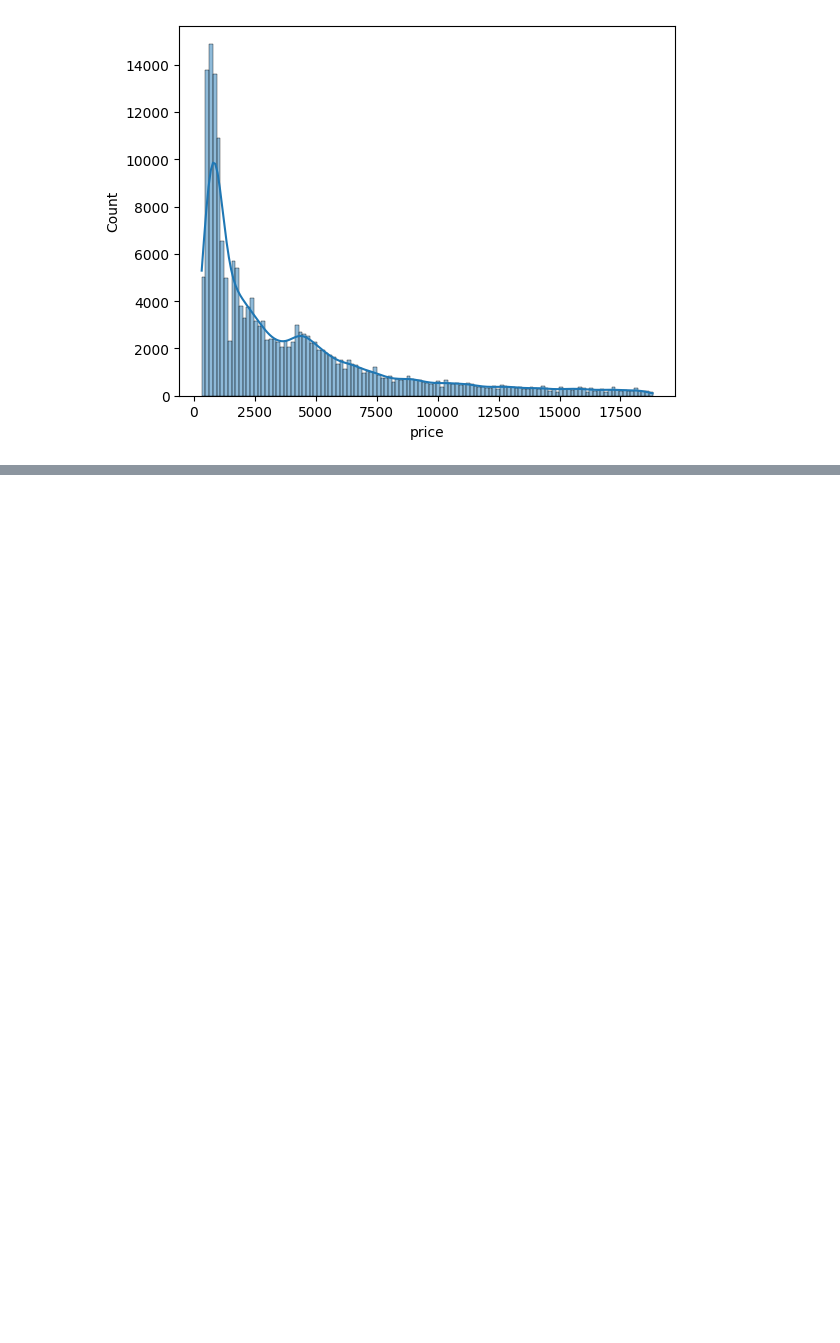
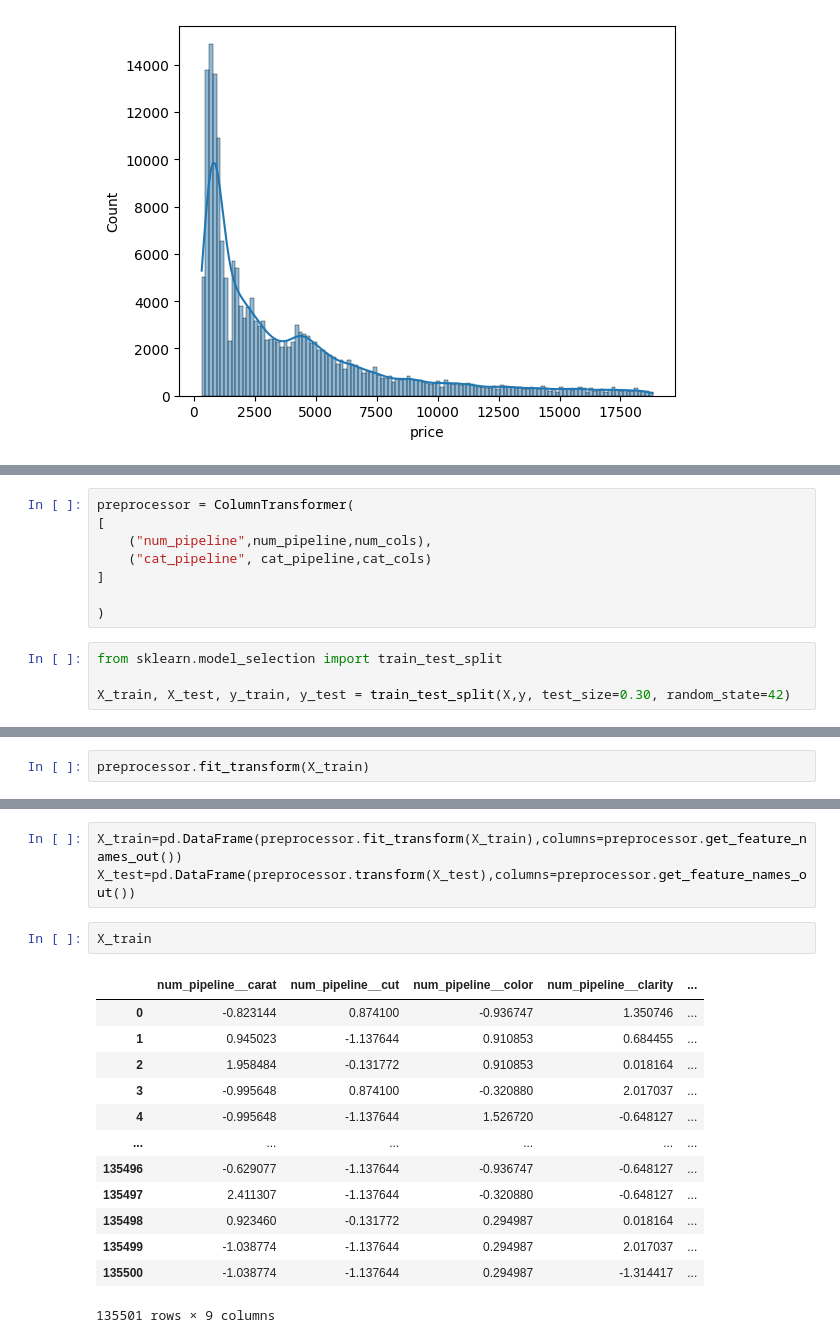
Before and after one commit to shaheennabi/MlOps-Machine-learning-Project, a Jupyter notebook: experiment/experiments.ipynb, the cells around one changed output, grey strips where cells are left out. Cells and saved outputs as stored; diff of their text form; blank space fills up the shorter version.

```diff
--- a/experiment/experiments.ipynb
+++ b/experiment/experiments.ipynb
@@ -339,0 +455,12 @@ in the name of allah the most gracious and most merciful
+# %%
+preprocessor = ColumnTransformer(
+[
+    ("num_pipeline",num_pipeline,num_cols),
+    ("cat_pipeline", cat_pipeline,cat_cols)
+]
+
+)
+# %%
+from sklearn.model_selection import train_test_split
+
+X_train, X_test, y_train, y_test = train_test_split(X,y, test_size=0.30, random_state=42)
@@ -339,0 +471,2 @@ in the name of allah the most gracious and most merciful
+# %%
+preprocessor.fit_transform(X_train)
@@ -339,0 +511,19 @@ in the name of allah the most gracious and most merciful
+# %%
+X_train=pd.DataFrame(preprocessor.fit_transform(X_train),columns=preprocessor.get_feature_names_out())
+X_test=pd.DataFrame(preprocessor.transform(X_test),columns=preprocessor.get_feature_names_out())
+# %%
+X_train
+# %% [output]
+|  | num_pipeline__carat | num_pipeline__cut | num_pipeline__color | num_pipeline__clarity | ... |
+| 0 | -0.823144 | 0.874100 | -0.936747 | 1.350746 | ... |
+| 1 | 0.945023 | -1.137644 | 0.910853 | 0.684455 | ... |
+| 2 | 1.958484 | -0.131772 | 0.910853 | 0.018164 | ... |
+| 3 | -0.995648 | 0.874100 | -0.320880 | 2.017037 | ... |
+| 4 | -0.995648 | -1.137644 | 1.526720 | -0.648127 | ... |
+| ... | ... | ... | ... | ... | ... |
+| 135496 | -0.629077 | -1.137644 | -0.936747 | -0.648127 | ... |
+| 135497 | 2.411307 | -1.137644 | -0.320880 | -0.648127 | ... |
+| 135498 | 0.923460 | -0.131772 | 0.294987 | 0.018164 | ... |
+| 135499 | -1.038774 | -1.137644 | 0.294987 | 2.017037 | ... |
+| 135500 | -1.038774 | -1.137644 | 0.294987 | -1.314417 | ... |
+135501 rows × 9 columns
```
Also changed, not shown: parts of 34 cells of this notebook.
